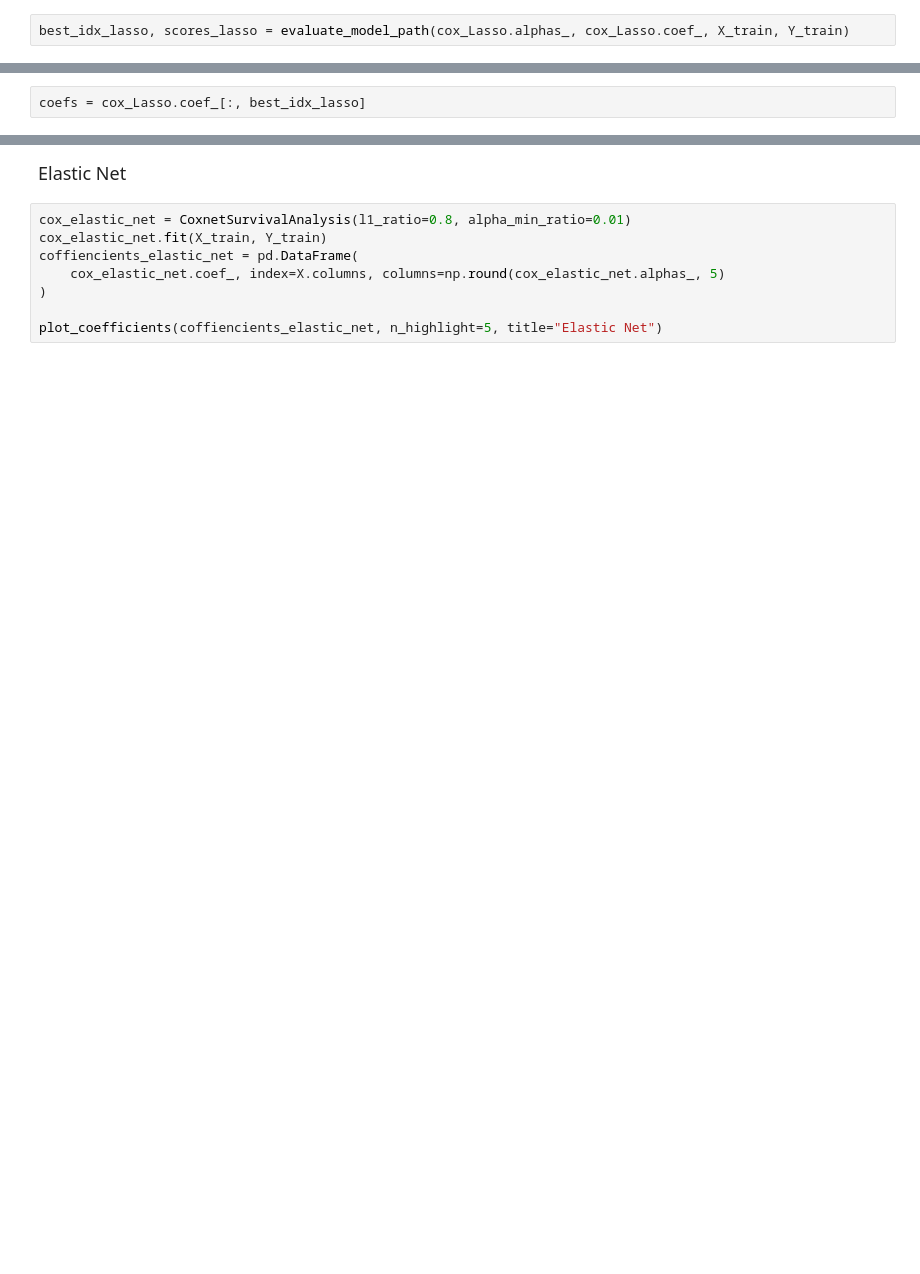
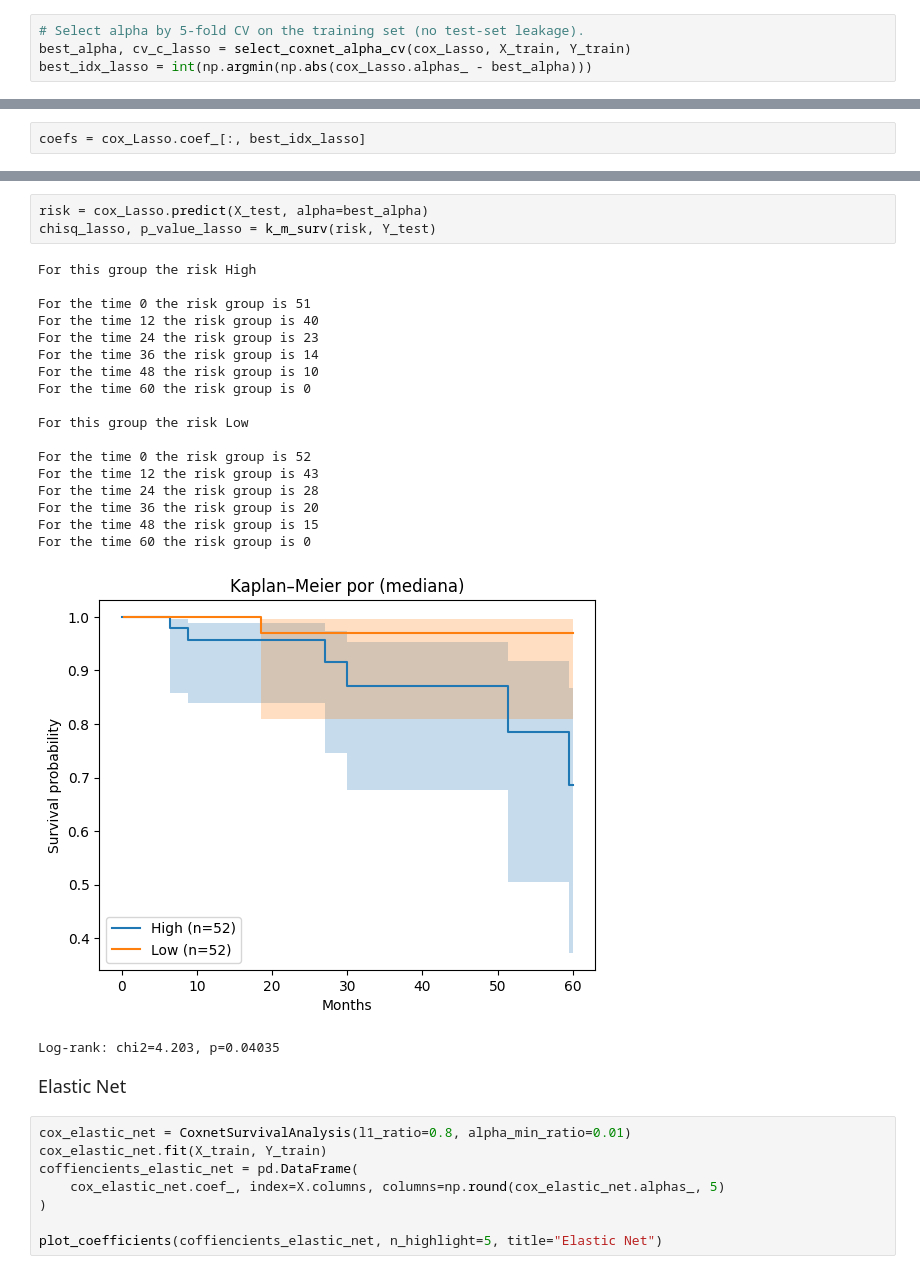
Before and after one commit to Fasmanuel2002/UPSA_Thesis_Research, a Jupyter notebook: research/notebooks/limma.ipynb, the cells around one changed output, grey strips where cells are left out. Cells and saved outputs as stored; diff of their text form; blank space fills up the shorter version.

```diff
--- a/research/notebooks/limma.ipynb
+++ b/research/notebooks/limma.ipynb
@@ -199,5 +202,7 @@ plot_coefficients(coefficient_lasso, n_highlight=5, title="Lasso")
 # %%
-best_idx_lasso, scores_lasso = evaluate_model_path(cox_Lasso.alphas_, cox_Lasso.coef_, X_train, Y_train)
+# Select alpha by 5-fold CV on the training set (no test-set leakage).
+best_alpha, cv_c_lasso = select_coxnet_alpha_cv(cox_Lasso, X_train, Y_train)
+best_idx_lasso = int(np.argmin(np.abs(cox_Lasso.alphas_ - best_alpha)))
 # %%
 best_alpha = cox_Lasso.alphas_[best_idx_lasso]
 print(f"The best alpha of the model {best_alpha}")
@@ -242,3 +253,26 @@ Length: 100, dtype: float64
+# %%
+risk = cox_Lasso.predict(X_test, alpha=best_alpha)
+chisq_lasso, p_value_lasso = k_m_surv(risk, Y_test)
+# %% [output]
+For this group the risk High
+
+For the time 0 the risk group is 51
+For the time 12 the risk group is 40
+For the time 24 the risk group is 23
+For the time 36 the risk group is 14
+For the time 48 the risk group is 10
+For the time 60 the risk group is 0
+
+For this group the risk Low
+
+For the time 0 the risk group is 52
+For the time 12 the risk group is 43
+For the time 24 the risk group is 28
+For the time 36 the risk group is 20
+For the time 48 the risk group is 15
+For the time 60 the risk group is 0
+[figure, added]
+Log-rank: chi2=4.203, p=0.04035
 # %% [markdown]
 <font size="4">Elastic Net</font>
 # %%
```
Also changed, not shown: parts of 36 cells of this notebook.
